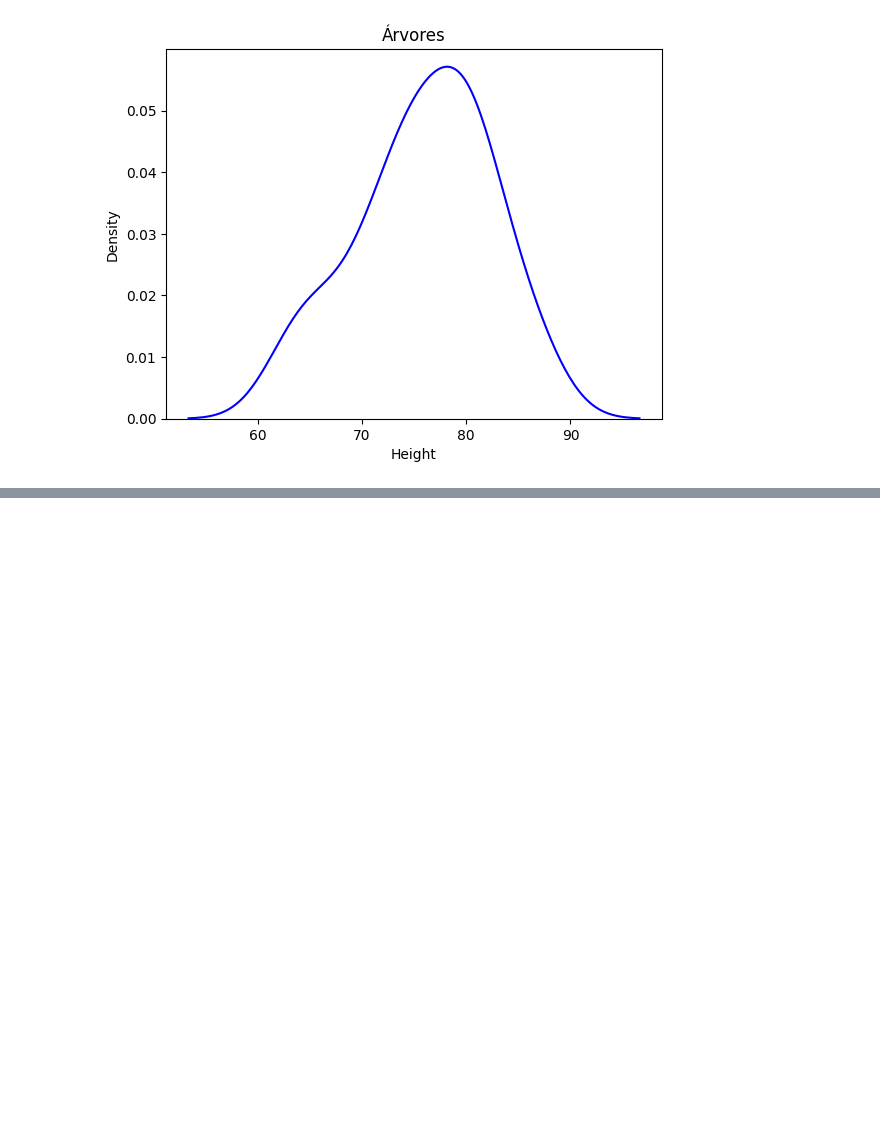
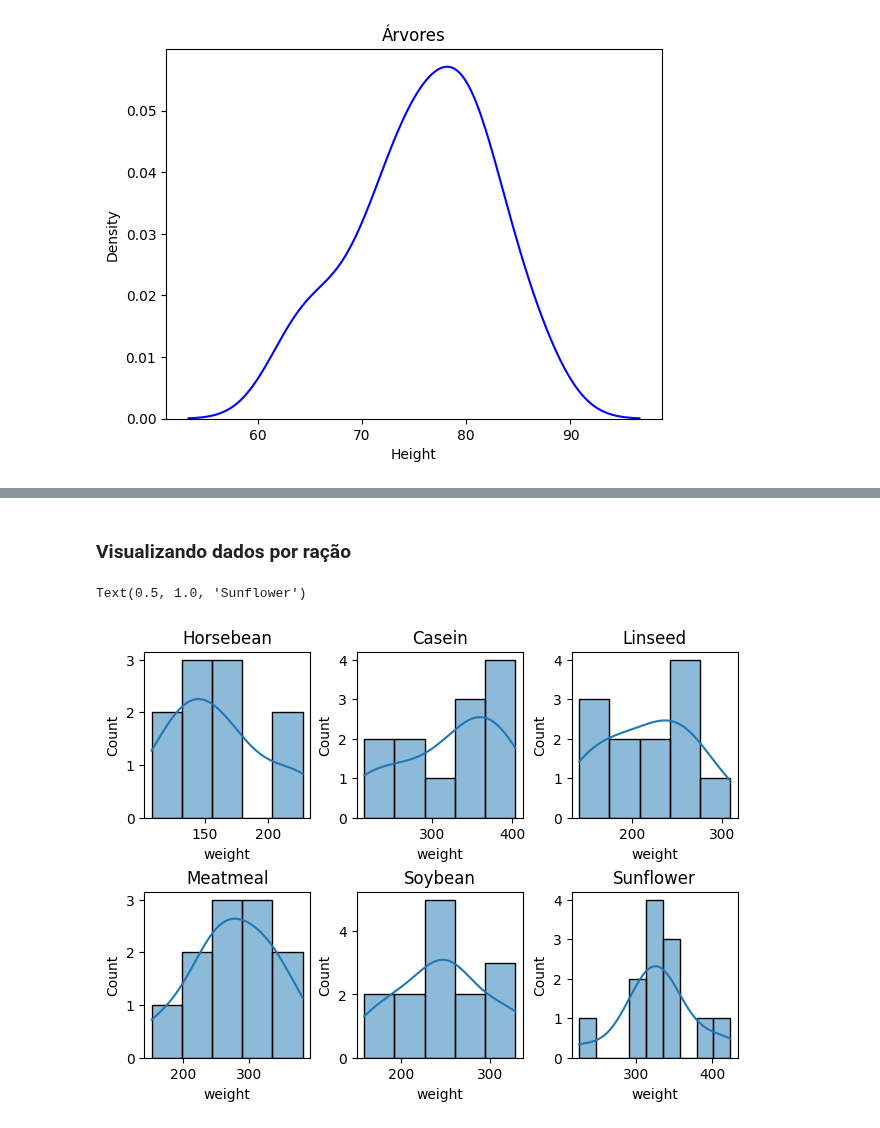
Before and after one commit to glaucoSapucaia/DataScienceStudies, a Jupyter notebook: python_data_science/graficos_dashboards/densidade..ipynb, the cells around one changed output, grey strips where cells are left out. Saved outputs shown, nothing was run; the diff lists cells and outputs as text; code cells hidden in the pictures; blank space fills up the shorter version.

```diff
--- a/python_data_science/graficos_dashboards/densidade..ipynb
+++ b/python_data_science/graficos_dashboards/densidade..ipynb
@@ -19,3 +20,6 @@ data.head()
 data.shape
 # %% [output]
 (31, 3)
+# %%
+data2 = pd.read_csv('dados/chicken.csv')
+data2
@@ -33,0 +87,19 @@ Text(0.5, 1.0, 'Árvores')
+# %% [markdown]
+### Visualizando dados por ração
+# %%
+plt.figure(1, layout='constrained')
+plt.subplot(2, 3, 1)
+sns.histplot(data2.loc[data2['feed'] == 'horsebean'].weight, kde=True).set_title('Horsebean')
+plt.subplot(2, 3, 2)
+sns.histplot(data2.loc[data2['feed'] == 'casein'].weight, kde=True).set_title('Casein')
+plt.subplot(2, 3, 3)
+sns.histplot(data2.loc[data2['feed'] == 'linseed'].weight, kde=True).set_title('Linseed')
+plt.subplot(2, 3, 4)
+sns.histplot(data2.loc[data2['feed'] == 'meatmeal'].weight, kde=True).set_title('Meatmeal')
+plt.subplot(2, 3, 5)
+sns.histplot(data2.loc[data2['feed'] == 'soybean'].weight, kde=True).set_title('Soybean')
+plt.subplot(2, 3, 6)
+sns.histplot(data2.loc[data2['feed'] == 'sunflower'].weight, kde=True).set_title('Sunflower')
+# %% [output]
+Text(0.5, 1.0, 'Sunflower')
+[figure, added]
```
Also changed, not shown: parts of 6 cells of this notebook.
